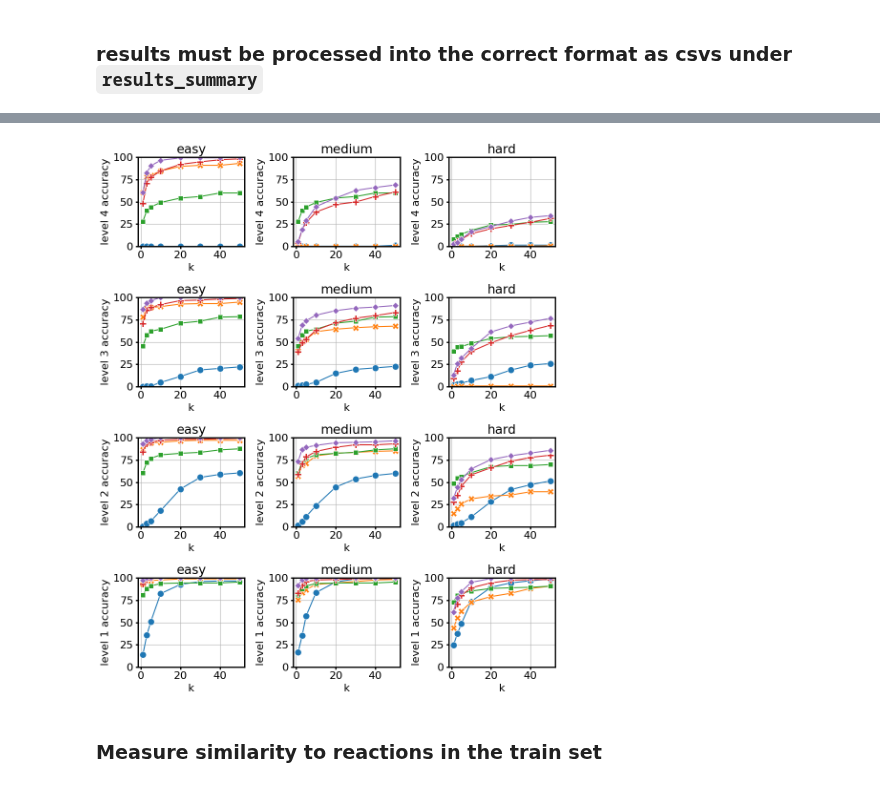
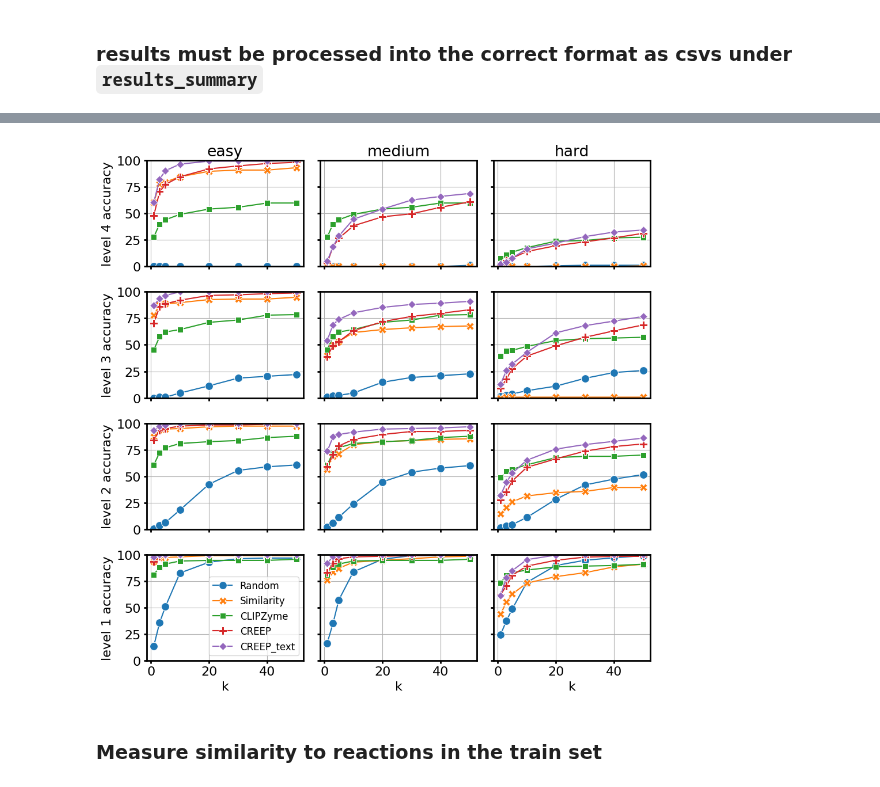
Before and after one commit to jsunn-y/CARE, a Jupyter notebook: performance_evaluation.ipynb, the cells around one changed output, grey strips where cells are left out. Cells and saved outputs as stored; diff of their text form; code cells hidden in the pictures.

```diff
--- a/performance_evaluation.ipynb
+++ b/performance_evaluation.ipynb
@@ -144,7 +124,7 @@ for task in ['task1', 'task2']:
 results = pd.DataFrame(columns=['baseline', 'split', 'k', 'level 4 accuracy', 'level 3 accuracy', 'level 2 accuracy', 'level 1 accuracy'])
 
 #load the query_df that's already been generated
-task  = 'task2'
+task  = 'task1'
 
 if task == 'task1':
     baselines = task1_baselines
@@ -165,6 +145,9 @@ for baseline in baselines:
         #     num_cols = len(query_df.columns) - num_ECs
         num_cols = find_column(query_df, '0')
 
+        #fill na for columns after num_cols with '0.0.0.0'
+        query_df.iloc[:, num_cols:] = query_df.iloc[:, num_cols:].fillna('0.0.0.0')
+
         # query_df = pd.read_csv('{}_baselines/results_summary/{}/{}_{}_test_results_df.csv'.format(task, baseline, split, modality))
         # num_cols = sum(isinstance(name, str) for name in query_df.columns)
         # print(num_cols)
@@ -173,12 +156,16 @@ for baseline in baselines:
 
         #make a k=1 retrieval accuracy table, broken down by accuracy greater than or equal to level 1, 2, 3, 4
 
-        # for k in [1, 5, 10]:
+        #change this line if you have fewer rankings available
+        for k in [1, 5, 10]:
+            #for k in [1, 3, 5, 10, 20, 30, 40, 50]:
+            #collapse columns 0:3 into a single column list
+            #print(baseline)
+            query_df['predicted ECs'] = query_df.iloc[:, num_cols:num_cols+k].values.tolist()
+            #for each entry in the list, split out entries that contain ';'
+            if baseline == 'BLAST':
+                query_df['predicted ECs'] = query_df['predicted ECs'].apply(lambda x: expand_list(x))
 
-        #change this line if you have fewer rankings available
-        for k in [1, 3, 5, 10, 20, 30, 40, 50]:
-            #collapse columns 0:3 into a single column list
-            query_df['predicted ECs'] = query_df.iloc[:, num_cols:num_cols+k].values.tolist()
             query_df['EC number list'] = query_df['EC number'].apply(lambda x: x.split(';'))
 
             query_df['k={} accuracy level'.format(k)] = query_df.apply(lambda x: get_accuracy_level(x['predicted ECs'],  x['EC number list']), axis=1)
@@ -238,18 +226,40 @@ results
 # %%
-plt.figure(figsize=(10, 12))
+plt.figure(figsize=(10, 10))
 i = 0
 for metric in ['level 4 accuracy', 'level 3 accuracy', 'level 2 accuracy', 'level 1 accuracy']:
     for split in splits:
         i += 1
         plt.subplot(4, 3, i)
         subset = results[results['split'] == split]
-        sns.lineplot(data=subset, x="k", y=metric, hue="baseline", markers=True, style="baseline", dashes=False, markersize=10, legend=False)
-        plt.title(split)
+
+        if i == 10:
+            sns.lineplot(data=subset, x="k", y=metric, hue="baseline", markers=True, style="baseline", dashes=False, markersize=10, legend=True)
+            plt.legend(fontsize=12, title='')
+        else:
+            sns.lineplot(data=subset, x="k", y=metric, hue="baseline", markers=True, style="baseline", dashes=False, markersize=10, legend=False)
+
+            #change legend font size
+
+        if i <= 3:
+            plt.title(split)
+        #remove the ylabel and y axis tick labels for all but the left subplots
+        if i % 3 != 1:
+            plt.ylabel('')
+            ax = plt.gca()
+            ax.set_yticklabels('')
+            #plt.set_xticklabels(None)
+        #remove the xlabel and x axis ticks for all but the bottom subplots
+        if i < 10:
+            plt.xlabel('')
+            ax = plt.gca()
+            ax.set_xticklabels('')
+
         plt.grid(True)
         plt.ylim(0, 100)
 plt.tight_layout()
+plt.savefig('generate_datasets_splits/figs/lineplots.png', dpi=500)
 # %% [output]
-[figure, old version]
+[figure, new version]
 # %% [markdown]
 ### Measure similarity to reactions in the train set
 # %%
```
Also changed, not shown: parts of 9 cells of this notebook, 7 other files.
